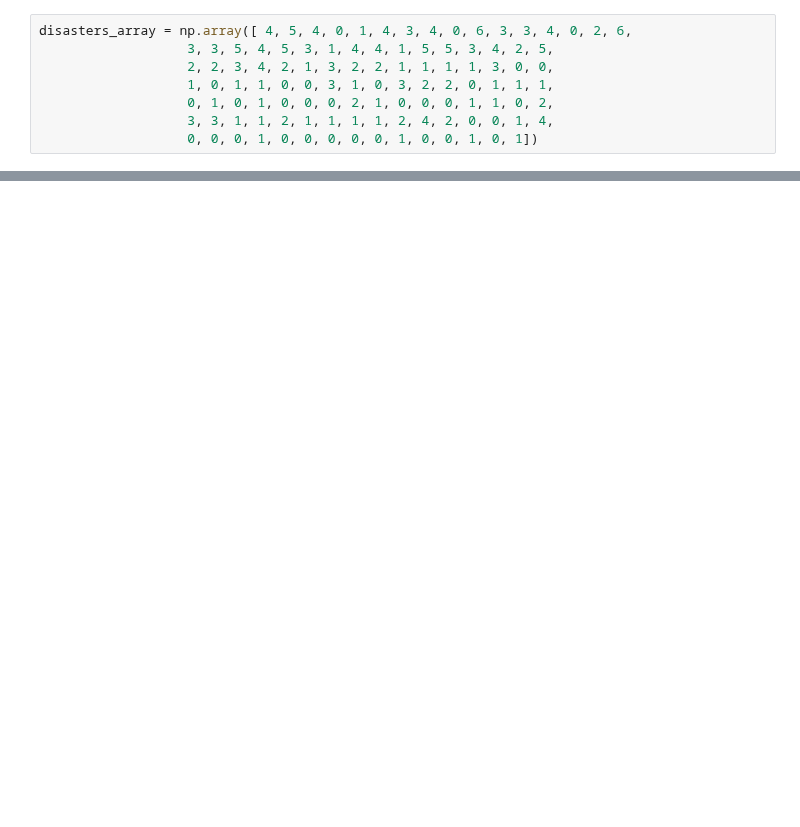
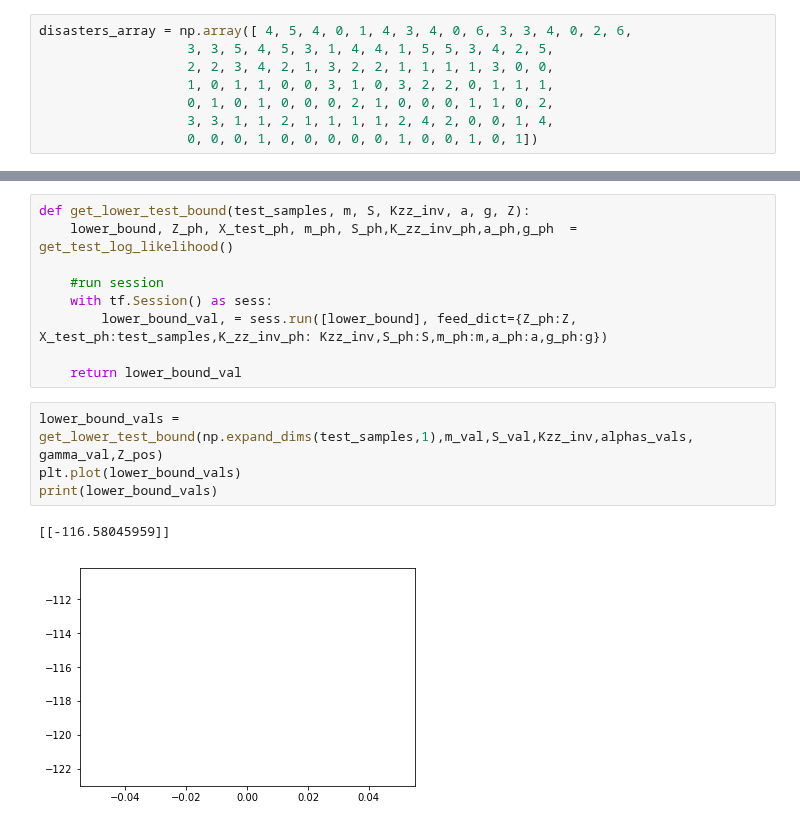
Before and after one commit to maxkohlbrenner/pmai-vi-gpmpp, a Jupyter notebook: coal_mining_dataset.ipynb, the cells around one changed output, grey strips where cells are left out. Saved outputs shown, nothing was run; the diff lists cells and outputs as text; blank space fills up the shorter version.

```diff
--- a/coal_mining_dataset.ipynb
+++ b/coal_mining_dataset.ipynb
@@ -69,0 +86,16 @@ show_and_save_results(alphas_init,
+# %%
+def get_lower_test_bound(test_samples, m, S, Kzz_inv, a, g, Z):
+    lower_bound, Z_ph, X_test_ph, m_ph, S_ph,K_zz_inv_ph,a_ph,g_ph  = get_test_log_likelihood()
+
+    #run session
+    with tf.Session() as sess:
+        lower_bound_val, = sess.run([lower_bound], feed_dict={Z_ph:Z, X_test_ph:test_samples,K_zz_inv_ph: Kzz_inv,S_ph:S,m_ph:m,a_ph:a,g_ph:g})
+
+    return lower_bound_val
+# %%
+lower_bound_vals = get_lower_test_bound(np.expand_dims(test_samples,1),m_val,S_val,Kzz_inv,alphas_vals,  gamma_val,Z_pos)
+plt.plot(lower_bound_vals)
+print(lower_bound_vals)
+# %% [output]
+[[-116.58045959]]
+[figure, added]
```
Also changed, not shown: parts of 4 cells of this notebook, 1 other file.
